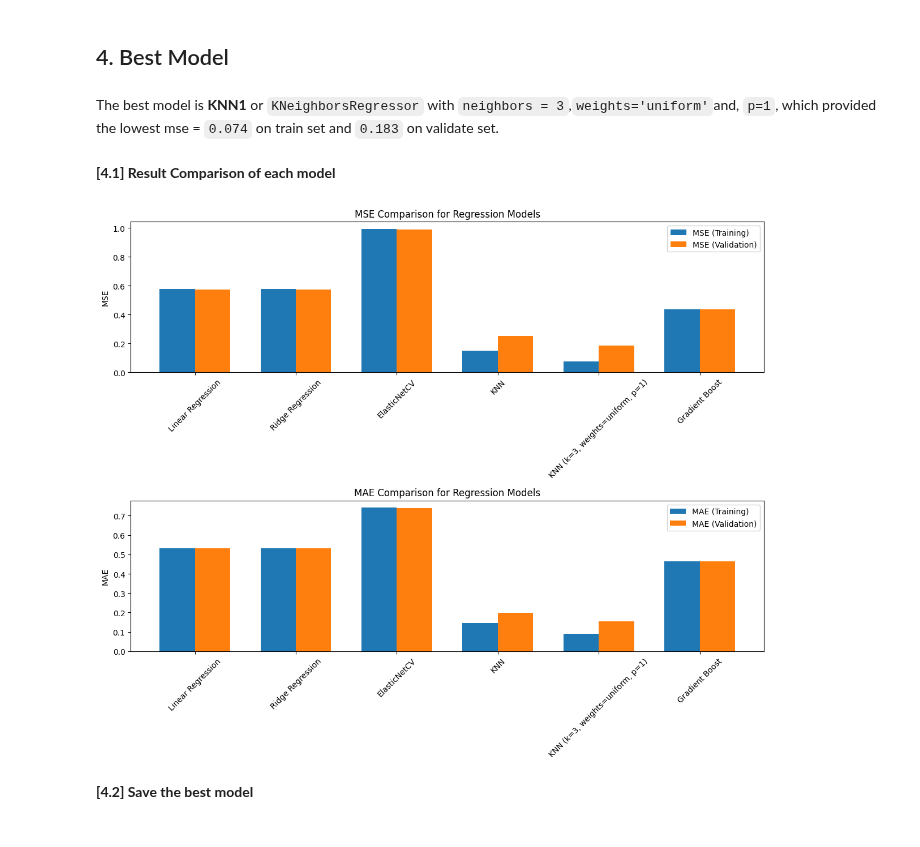
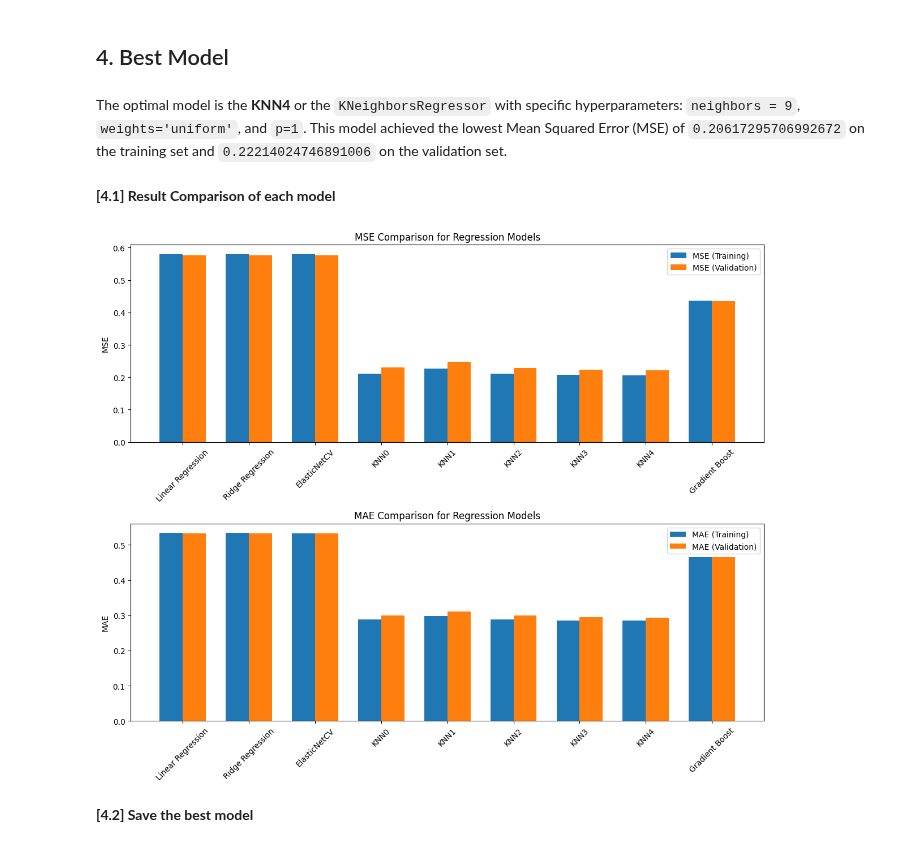
Before and after one commit to wongwara/flight-streamlit-at3, a Jupyter notebook: flight-prediction/notebooks/PM_notebooks/model_regression-2.ipynb, the cells around one changed output. Cells and saved outputs as stored; diff of their text form; code cells hidden in the pictures.

Commit message:
knn best update

```diff
--- a/flight-prediction/notebooks/PM_notebooks/model_regression-2.ipynb
+++ b/flight-prediction/notebooks/PM_notebooks/model_regression-2.ipynb
@@ -364,19 +303,18 @@ R2_score Validation: 0.563273
 # %% [markdown]
 ## 4. Best Model
 # %% [markdown]
-The best model is __KNN1__ or `KNeighborsRegressor` with `neighbors = 3`,`weights='uniform'`and, `p=1`, which provided the lowest mse = `0.074` on train set and `0.183` on validate set.
+The optimal model is the __KNN4__ or the `KNeighborsRegressor` with specific hyperparameters: `neighbors = 9`, `weights='uniform'`, and `p=1`. This model achieved the lowest Mean Squared Error (MSE) of `0.20617295706992672` on the training set and `0.22214024746891006` on the validation set.
 # %% [markdown]
 **[4.1] Result Comparison of each model**
 # %%
 import matplotlib.pyplot as plt
-import numpy as np
 
 # Define the regression models and their corresponding MSE and MAE values
-models = ['Linear Regression', 'Ridge Regression', 'ElasticNetCV', 'KNN', 'KNN (k=3, weights=uniform, p=1)', 'Gradient Boost']
-mse_training = [0.5780178562559559, 0.5780178562735491, 0.9926724834603645, 0.14977493356603733, 0.07434426129916158, 0.4363876276875493]
-mae_training = [0.5324026801166569, 0.5324025428621837, 0.7409477757451758, 0.14415111416301804, 0.08915476966923809, 0.46494568077869214]
-mse_validation = [0.5740990114673724, 0.5740990089337124, 0.987982421007103, 0.25130637390785776, 0.18352227344302363, 0.4350364578865359]
-mae_validation = [0.5319882473375718, 0.5319881134305428, 0.7406703369020408, 0.1985621777400243, 0.15464964584016708, 0.46464232444901876]
+models = ['Linear Regression', 'Ridge Regression', 'ElasticNetCV', 'KNN0', 'KNN1', 'KNN2', 'KNN3', 'KNN4', 'Gradient Boost']
+mse_training = [0.5797947093319961, 0.5797947093498554, 0.5799352635870615, 0.21086204154450128, 0.22689346780849887, 0.2106519096406004, 0.20673803854627698, 0.20617295706992672, 0.4366272059715127]
+mae_training = [0.5339013787088485, 0.5339012467864863, 0.533719626884408, 0.2886026235149159, 0.2985561514379969, 0.28851670394012663, 0.2854750925942013, 0.284524113772312, 0.46549381168591236]
+mse_validation = [0.5758296803478751, 0.5758296777111511, 0.5759680777159685, 0.22950249114460528, 0.2472002908678711, 0.22908974023913908, 0.2237905743167268, 0.22214024746891006, 0.435358341010421]
+mae_validation = [0.5334993698926779, 0.5334992382406365, 0.5333240964458702, 0.2992897143886497, 0.3103953942965042, 0.2991453010843101, 0.29528471956271546, 0.2937953365697721, 0.46520639055619195]
 
 # Create a range for the x-axis
 x = np.arange(len(models))
@@ -387,39 +325,38 @@ bar_width = 0.35
 # Create subplots for MSE and MAE separately
 fig, (ax1, ax2) = plt.subplots(2, 1, figsize=(12, 10))
 
-# Create bar charts for MSE
+# Create bar charts for MSE and MAE
 mse_training_bars = ax1.bar(x - bar_width/2, mse_training, bar_width, label='MSE (Training)')
 mse_validation_bars = ax1.bar(x + bar_width/2, mse_validation, bar_width, label='MSE (Validation)')
 
-# Create bar charts for MAE
 mae_training_bars = ax2.bar(x - bar_width/2, mae_training, bar_width, label='MAE (Training)')
 mae_validation_bars = ax2.bar(x + bar_width/2, mae_validation, bar_width, label='MAE (Validation)')
 
 # Set x-axis labels and rotate for better readability
 ax1.set_xticks(x)
 ax2.set_xticks(x)
 ax1.set_xticklabels(models, rotation=45)
 ax2.set_xticklabels(models, rotation=45)
 
 # Set y-axis labels
 ax1.set_ylabel('MSE')
 ax2.set_ylabel('MAE')
 
 # Set chart titles
 ax1.set_title('MSE Comparison for Regression Models')
 ax2.set_title('MAE Comparison for Regression Models')
 
 # Add legends
 ax1.legend()
 ax2.legend()
 
 # Adjust layout for better visualization
 plt.tight_layout()
 
 # Show the plots
 plt.show()
 # %% [output]
-[figure, old version]
+[figure, new version]
 # %% [markdown]
 **[4.2] Save the best model**
 # %%
```
Also changed, not shown: parts of 35 cells of this notebook, 1 other file.
